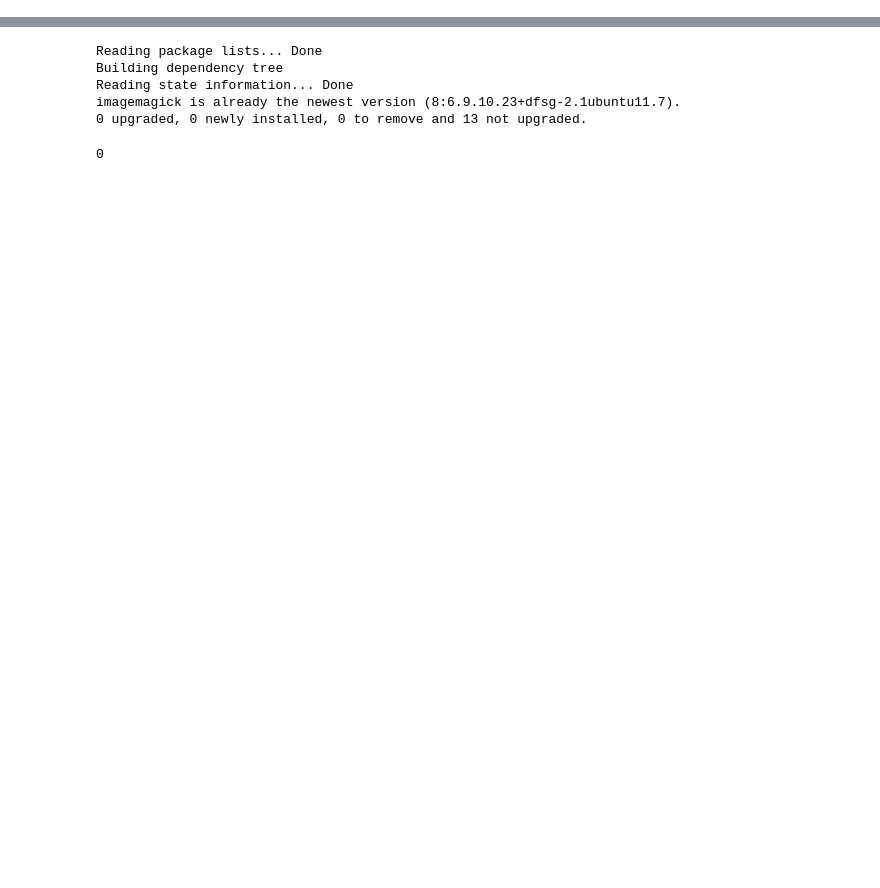
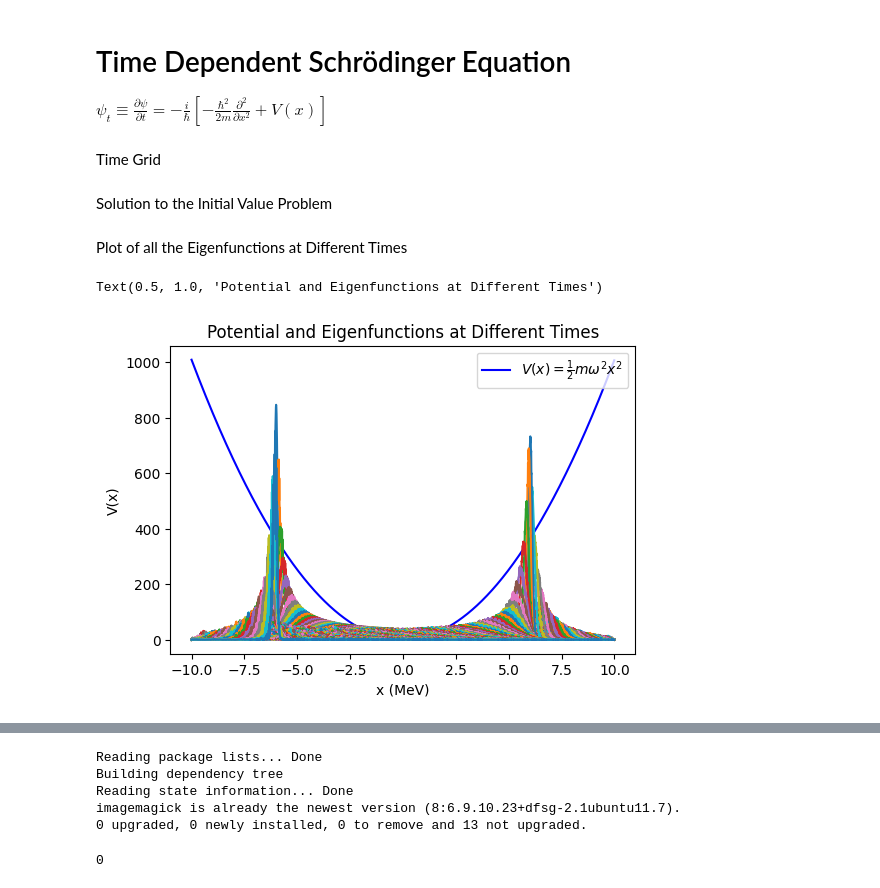
Before and after one commit to Vaquera-Araujo/LabAv2023, a Jupyter notebook: Symbolic and Numerical Projects/Schrödinger Equation in One Dimension/numerical_time_dependent_quantum_harmonic_oscillator.ipynb, the cells around one changed output, grey strips where cells are left out. Cells and saved outputs as stored; diff of their text form; code cells hidden in the pictures; blank space fills up the shorter version.

```diff
--- a/Symbolic and Numerical Projects/Schrödinger Equation in One Dimension/numerical_time_dependent_quantum_harmonic_oscillator.ipynb
+++ b/Symbolic and Numerical Projects/Schrödinger Equation in One Dimension/numerical_time_dependent_quantum_harmonic_oscillator.ipynb
@@ -155,0 +72,4 @@ plt.legend(loc=1, fontsize=8, fancybox=False)
+# %% [markdown]
+# Time Dependent Schrödinger Equation
+
+$\psi_t\equiv\frac{\partial \psi}{\partial t}=-\frac{i}{\hbar}\left[-\frac{\hbar^2}{2m}\frac{\partial^2}{\partial x^2}+V(x)\right]$
@@ -155,0 +79,2 @@ plt.legend(loc=1, fontsize=8, fancybox=False)
+# %% [markdown]
+Time Grid
@@ -155,0 +86,2 @@ plt.legend(loc=1, fontsize=8, fancybox=False)
+# %% [markdown]
+Solution to the Initial Value Problem
@@ -155,0 +90,14 @@ plt.legend(loc=1, fontsize=8, fancybox=False)
+# %% [markdown]
+Plot of all the Eigenfunctions at Different Times
+# %%
+fig=plt.figure(figsize=(6,4))
+plt.plot(x,V,'b',label=r'$V(x)=\frac{1}{2}m\omega^2 x^2$')
+for i, t in enumerate(sol.t):
+  plt.plot(x,150*np.abs(sol.y[:,i])**2)
+plt.legend(loc=1)
+plt.xlabel('x (MeV)')
+plt.ylabel('V(x)')
+plt.title(f'Potential and Eigenfunctions at Different Times')
+# %% [output]
+Text(0.5, 1.0, 'Potential and Eigenfunctions at Different Times')
+[figure, added]
```
Also changed, not shown: parts of 46 cells of this notebook.
